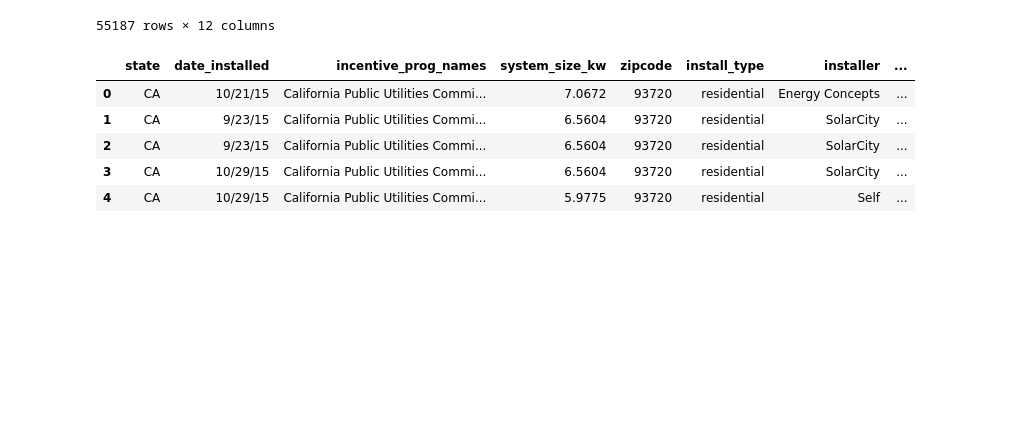
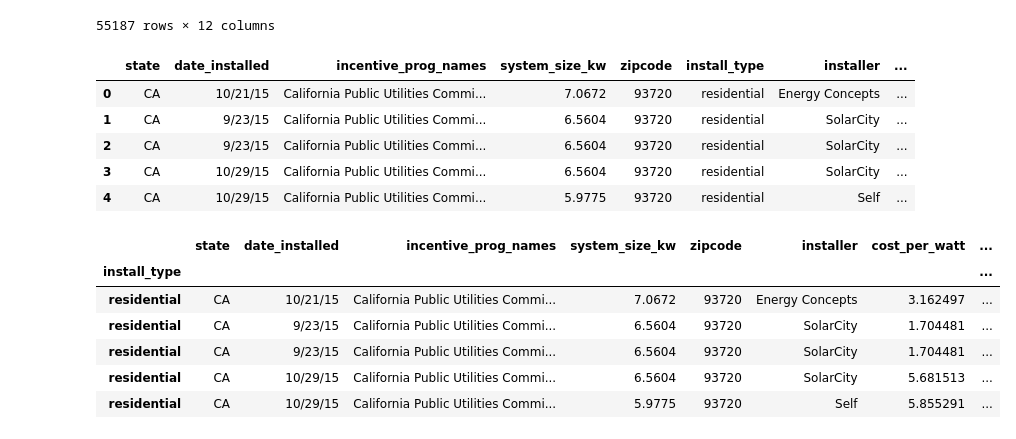
Before and after one commit to dylanmkaiser/Project1, a Jupyter notebook: open_pv_california_2015.ipynb, the cells around one changed output. Drawn from its saved outputs; the diff is of its cells as text; code cells hidden in the pictures; blank space fills up the shorter version.

```diff
--- a/open_pv_california_2015.ipynb
+++ b/open_pv_california_2015.ipynb
@@ -74,3 +73,19 @@ combined_data_df.head()
+# %%
+install_type = combined_data_df.set_index("install_type")
+
+# Create DF for residential
+residential_df = install_type.loc[["residential"],["state","date_installed","incentive_prog_names","system_size_kw","zipcode","installer","cost_per_watt","cost","utility_clean","county","annual_PV_prod_kwh","Building CZ"]]
+# Create DF for commercial
+commercial_df = install_type.loc[["commercial"],["state","date_installed","incentive_prog_names","system_size_kw","zipcode","installer","cost_per_watt","cost","utility_clean","county","annual_PV_prod_kwh","Building CZ"]]
+residential_df.head()
+# %% [output]
+|  | state | date_installed | incentive_prog_names | system_size_kw | zipcode | installer | cost_per_watt | ... |
+| install_type |  |  |  |  |  |  |  | ... |
+| residential | CA | 10/21/15 | California Public Utilities Commi... | 7.0672 | 93720 | Energy Concepts | 3.162497 | ... |
+| residential | CA | 9/23/15 | California Public Utilities Commi... | 6.5604 | 93720 | SolarCity | 1.704481 | ... |
+| residential | CA | 9/23/15 | California Public Utilities Commi... | 6.5604 | 93720 | SolarCity | 1.704481 | ... |
+| residential | CA | 10/29/15 | California Public Utilities Commi... | 6.5604 | 93720 | SolarCity | 5.681513 | ... |
+| residential | CA | 10/29/15 | California Public Utilities Commi... | 5.9775 | 93720 | Self | 5.855291 | ... |
 # %%
 # Bin system size, and show visually
 
```
Also changed, not shown: parts of 8 cells of this notebook, 1 other file.
